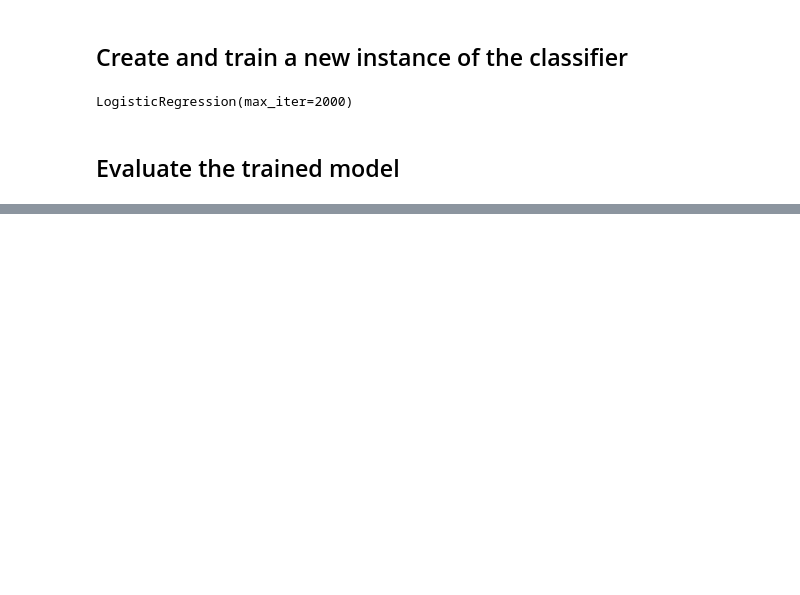
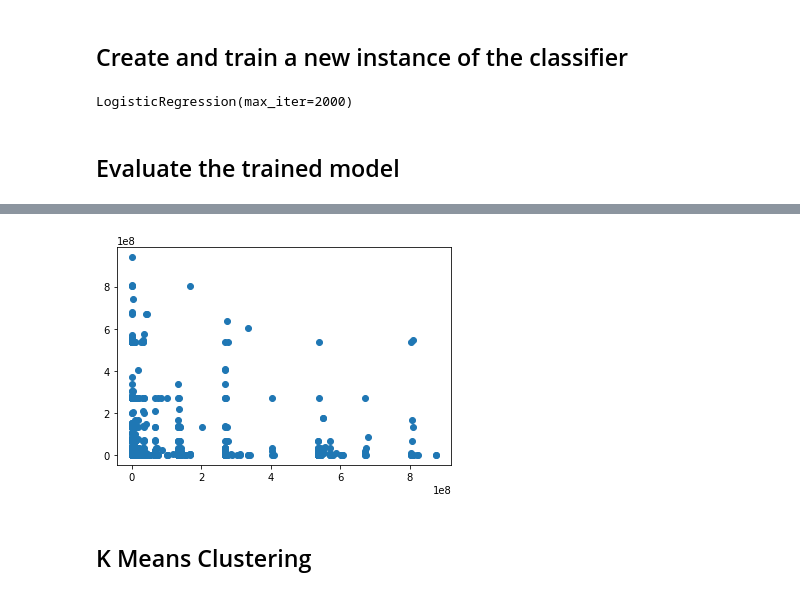
Before and after one commit to msfreit/awari, a Jupyter notebook: 2 - Mentoria/question_subject_classification.ipynb, the cells around one changed output, grey strips where cells are left out. Cells and saved outputs as stored; diff of their text form; code cells hidden in the pictures; blank space fills up the shorter version.

```diff
--- a/2 - Mentoria/question_subject_classification.ipynb
+++ b/2 - Mentoria/question_subject_classification.ipynb
@@ -260,0 +275,13 @@ pd.DataFrame(dict([(cl, l) for cl, l in zip(classes, matrix.T)]), index=classes)
+# %%
+import numpy as np
+import matplotlib.pyplot as plt
+
+x = [w[0] for w in xy_sentence_vectors_sum]
+y = [w[1] for w in xy_sentence_vectors_sum]
+
+plt.scatter(x, y)
+plt.show()
+# %% [output]
+[figure, added]
+# %% [markdown]
+## K Means Clustering
```
Also changed, not shown: parts of 16 cells of this notebook, 5 other files.
